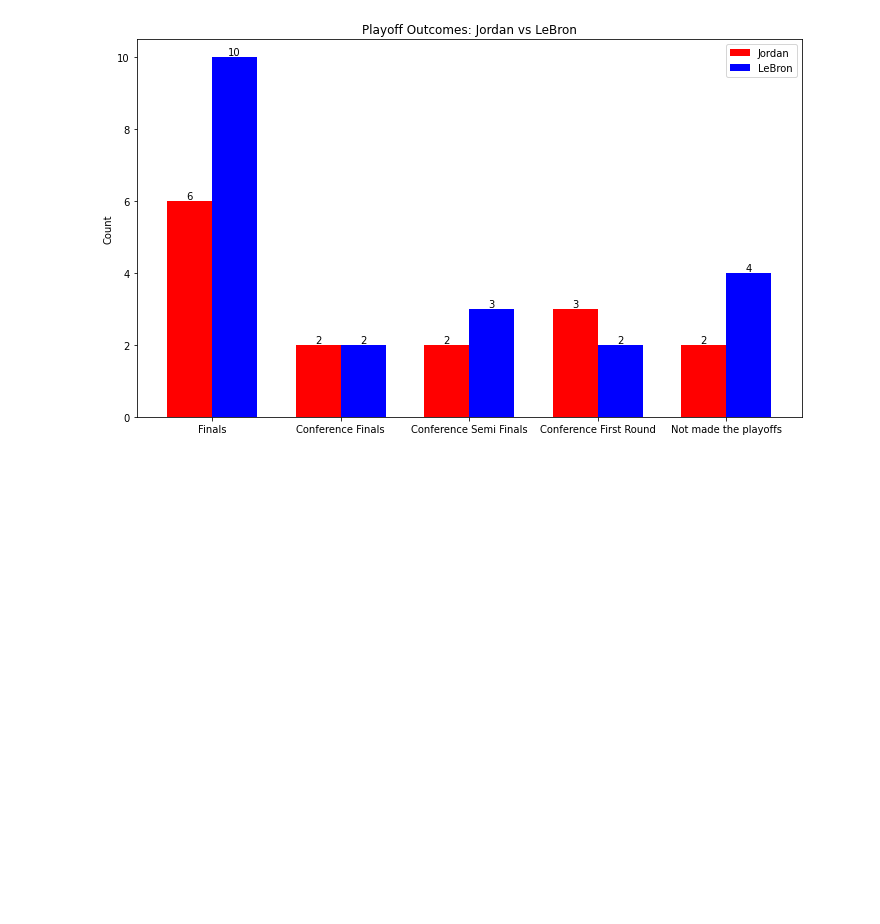
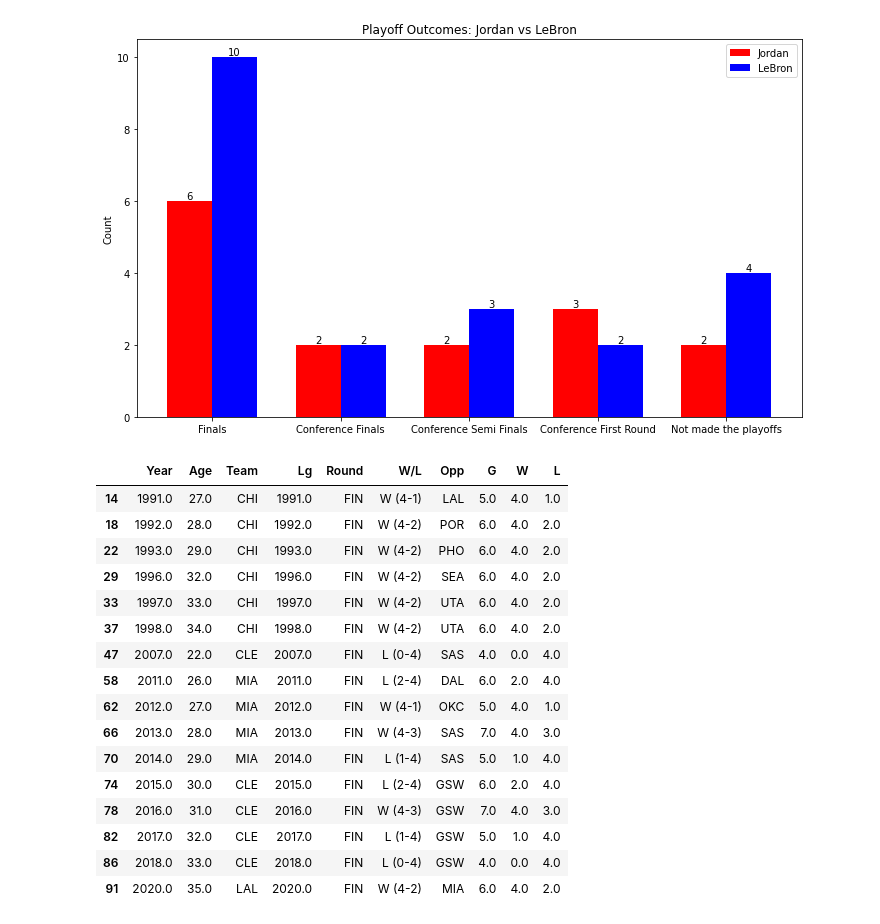
Before and after one commit to gohsoonhao/therealGOAT, a Jupyter notebook: 3b_playoff_team_success.ipynb, the cells around one changed output. Drawn from its saved outputs; the diff is of its cells as text; code cells hidden in the pictures; blank space fills up the shorter version.

```diff
--- a/3b_playoff_team_success.ipynb
+++ b/3b_playoff_team_success.ipynb
@@ -101,3 +101,24 @@ plt.tight_layout()
 plt.show()
 # %% [output]
 [figure]
+# %%
+# Now I am trying to find out all the opponents both players faced in the Finals
+player_playoff_stats.loc[player_playoff_stats['Round'] == "FIN"]
+# %% [output]
+|  | Year | Age | Team | Lg | Round | W/L | Opp | G | W | L |
+| 14 | 1991.0 | 27.0 | CHI | 1991.0 | FIN | W (4-1) | LAL | 5.0 | 4.0 | 1.0 |
+| 18 | 1992.0 | 28.0 | CHI | 1992.0 | FIN | W (4-2) | POR | 6.0 | 4.0 | 2.0 |
+| 22 | 1993.0 | 29.0 | CHI | 1993.0 | FIN | W (4-2) | PHO | 6.0 | 4.0 | 2.0 |
+| 29 | 1996.0 | 32.0 | CHI | 1996.0 | FIN | W (4-2) | SEA | 6.0 | 4.0 | 2.0 |
+| 33 | 1997.0 | 33.0 | CHI | 1997.0 | FIN | W (4-2) | UTA | 6.0 | 4.0 | 2.0 |
+| 37 | 1998.0 | 34.0 | CHI | 1998.0 | FIN | W (4-2) | UTA | 6.0 | 4.0 | 2.0 |
+| 47 | 2007.0 | 22.0 | CLE | 2007.0 | FIN | L (0-4) | SAS | 4.0 | 0.0 | 4.0 |
+| 58 | 2011.0 | 26.0 | MIA | 2011.0 | FIN | L (2-4) | DAL | 6.0 | 2.0 | 4.0 |
+| 62 | 2012.0 | 27.0 | MIA | 2012.0 | FIN | W (4-1) | OKC | 5.0 | 4.0 | 1.0 |
+| 66 | 2013.0 | 28.0 | MIA | 2013.0 | FIN | W (4-3) | SAS | 7.0 | 4.0 | 3.0 |
+| 70 | 2014.0 | 29.0 | MIA | 2014.0 | FIN | L (1-4) | SAS | 5.0 | 1.0 | 4.0 |
+| 74 | 2015.0 | 30.0 | CLE | 2015.0 | FIN | L (2-4) | GSW | 6.0 | 2.0 | 4.0 |
+| 78 | 2016.0 | 31.0 | CLE | 2016.0 | FIN | W (4-3) | GSW | 7.0 | 4.0 | 3.0 |
+| 82 | 2017.0 | 32.0 | CLE | 2017.0 | FIN | L (1-4) | GSW | 5.0 | 1.0 | 4.0 |
+| 86 | 2018.0 | 33.0 | CLE | 2018.0 | FIN | L (0-4) | GSW | 4.0 | 0.0 | 4.0 |
+| 91 | 2020.0 | 35.0 | LAL | 2020.0 | FIN | W (4-2) | MIA | 6.0 | 4.0 | 2.0 |
```
Also changed, not shown: parts of 1 cell of this notebook.
